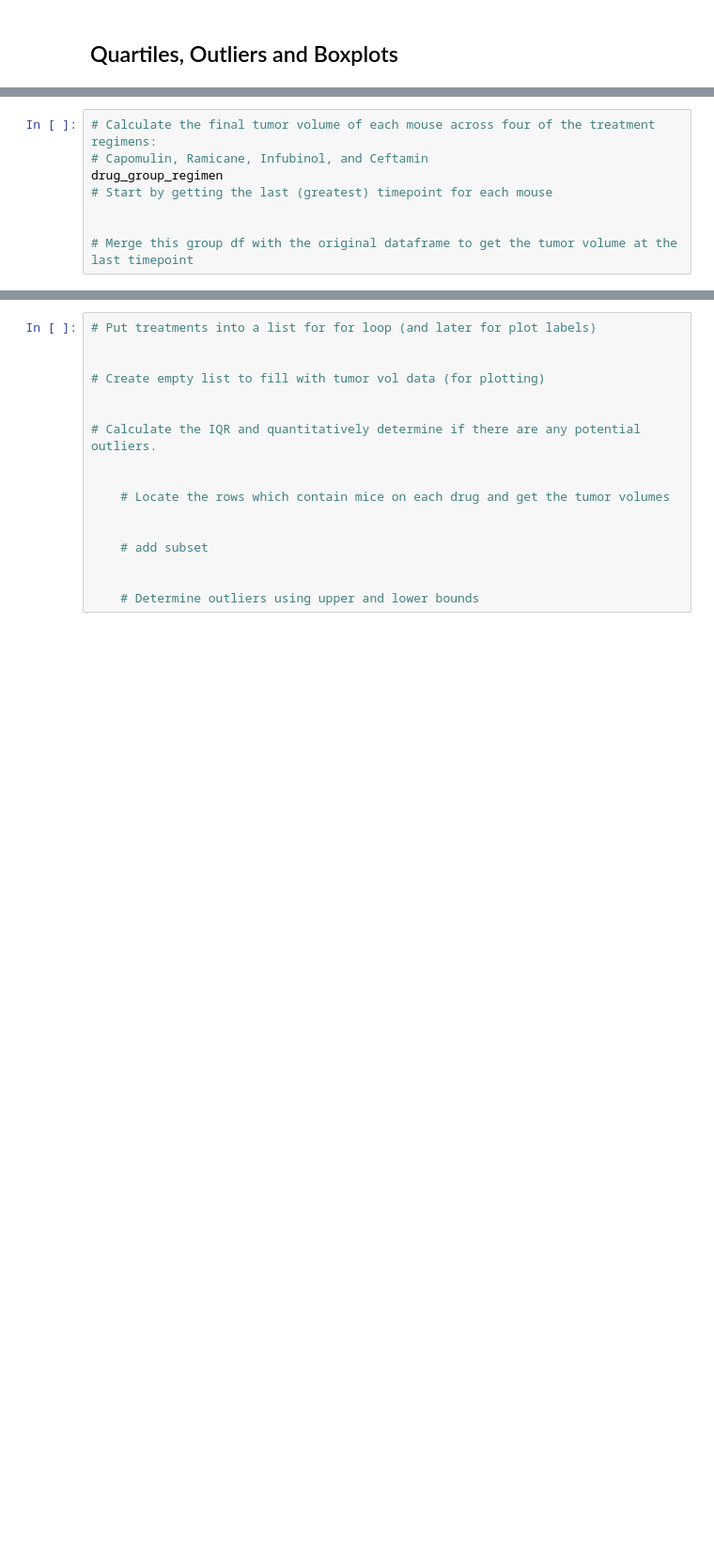
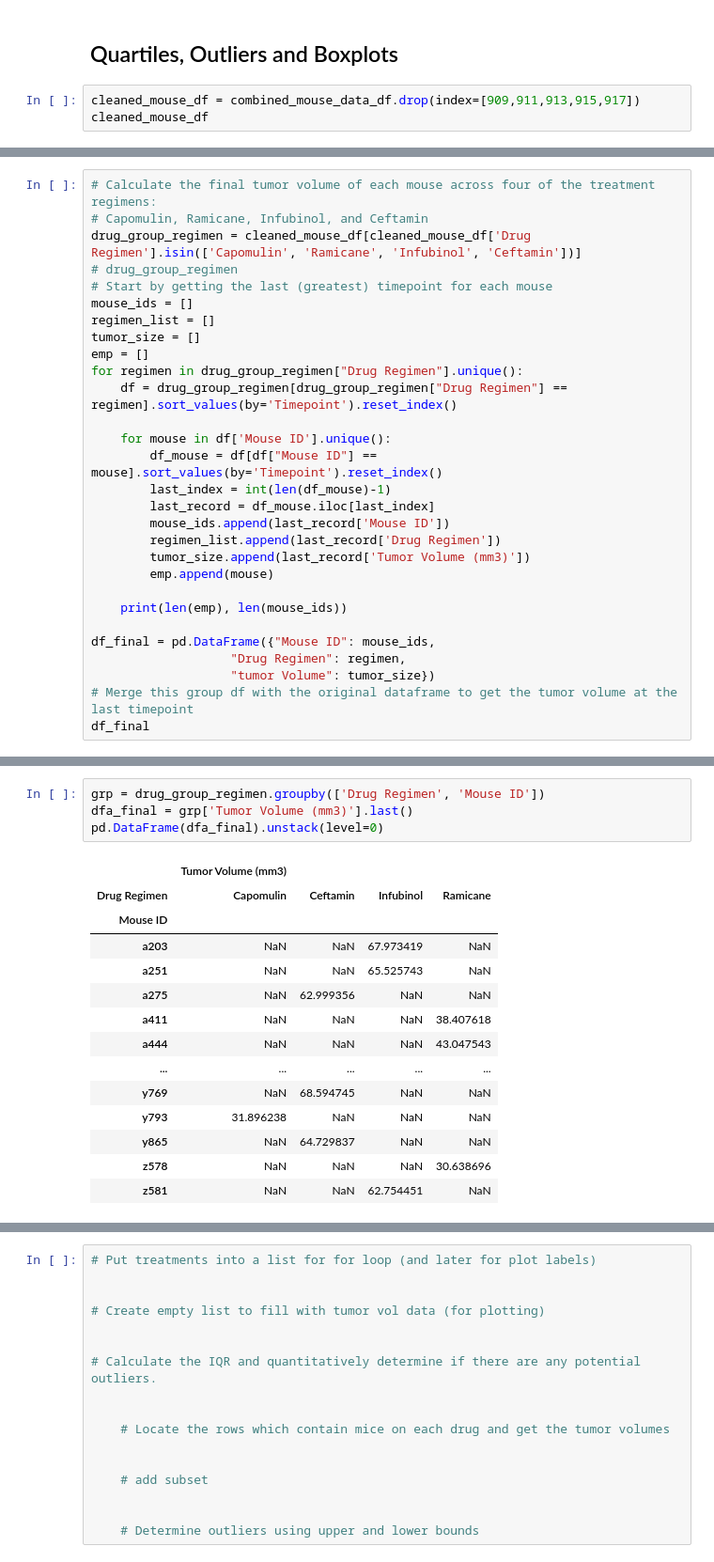
Before and after one commit to khbader101/Matplotlib-Challenge, a Jupyter notebook: pymaceuticals_starter.ipynb, the cells around one changed output, grey strips where cells are left out. Shown at 94% size. Saved outputs shown, nothing was run; the diff lists cells and outputs as text; blank space fills up the shorter version.

```diff
--- a/pymaceuticals_starter.ipynb
+++ b/pymaceuticals_starter.ipynb
@@ -208,3 +208,6 @@ plt.show()
 [figure]
 # %% [markdown]
 ## Quartiles, Outliers and Boxplots
+# %%
+cleaned_mouse_df = combined_mouse_data_df.drop(index=[909,911,913,915,917])
+cleaned_mouse_df
@@ -211,9 +228,30 @@ plt.show()
 # %%
 # Calculate the final tumor volume of each mouse across four of the treatment regimens:
 # Capomulin, Ramicane, Infubinol, and Ceftamin
-drug_group_regimen
+drug_group_regimen = cleaned_mouse_df[cleaned_mouse_df['Drug Regimen'].isin(['Capomulin', 'Ramicane', 'Infubinol', 'Ceftamin'])]
+# drug_group_regimen
 # Start by getting the last (greatest) timepoint for each mouse
+mouse_ids = []
+regimen_list = []
+tumor_size = []
+emp = []
+for regimen in drug_group_regimen["Drug Regimen"].unique():
+    df = drug_group_regimen[drug_group_regimen["Drug Regimen"] == regimen].sort_values(by='Timepoint').reset_index()
 
+    for mouse in df['Mouse ID'].unique():
+        df_mouse = df[df["Mouse ID"] == mouse].sort_values(by='Timepoint').reset_index()
+        last_index = int(len(df_mouse)-1)
+        last_record = df_mouse.iloc[last_index]
+        mouse_ids.append(last_record['Mouse ID'])
+        regimen_list.append(last_record['Drug Regimen'])
+        tumor_size.append(last_record['Tumor Volume (mm3)'])
+        emp.append(mouse)
 
+    print(len(emp), len(mouse_ids))
+
+df_final = pd.DataFrame({"Mouse ID": mouse_ids,
+                   "Drug Regimen": regimen,
+                   "tumor Volume": tumor_size})
 # Merge this group df with the original dataframe to get the tumor volume at the last timepoint
+df_final
 # %% [output]
@@ -220,0 +275,19 @@ SyntaxError: invalid syntax (<ipython-input-311-4371d7315f55>, line 4)
+# %%
+grp = drug_group_regimen.groupby(['Drug Regimen', 'Mouse ID'])
+dfa_final = grp['Tumor Volume (mm3)'].last()
+pd.DataFrame(dfa_final).unstack(level=0)
+# %% [output]
+|  | Tumor Volume (mm3) |  |  |  |
+| Drug Regimen | Capomulin | Ceftamin | Infubinol | Ramicane |
+| Mouse ID |  |  |  |  |
+| a203 | NaN | NaN | 67.973419 | NaN |
+| a251 | NaN | NaN | 65.525743 | NaN |
+| a275 | NaN | 62.999356 | NaN | NaN |
+| a411 | NaN | NaN | NaN | 38.407618 |
+| a444 | NaN | NaN | NaN | 43.047543 |
+| ... | ... | ... | ... | ... |
+| y769 | NaN | 68.594745 | NaN | NaN |
+| y793 | 31.896238 | NaN | NaN | NaN |
+| y865 | NaN | 64.729837 | NaN | NaN |
+| z578 | NaN | NaN | NaN | 30.638696 |
+| z581 | NaN | NaN | 62.754451 | NaN |
```
Also changed, not shown: parts of 4 cells of this notebook.
